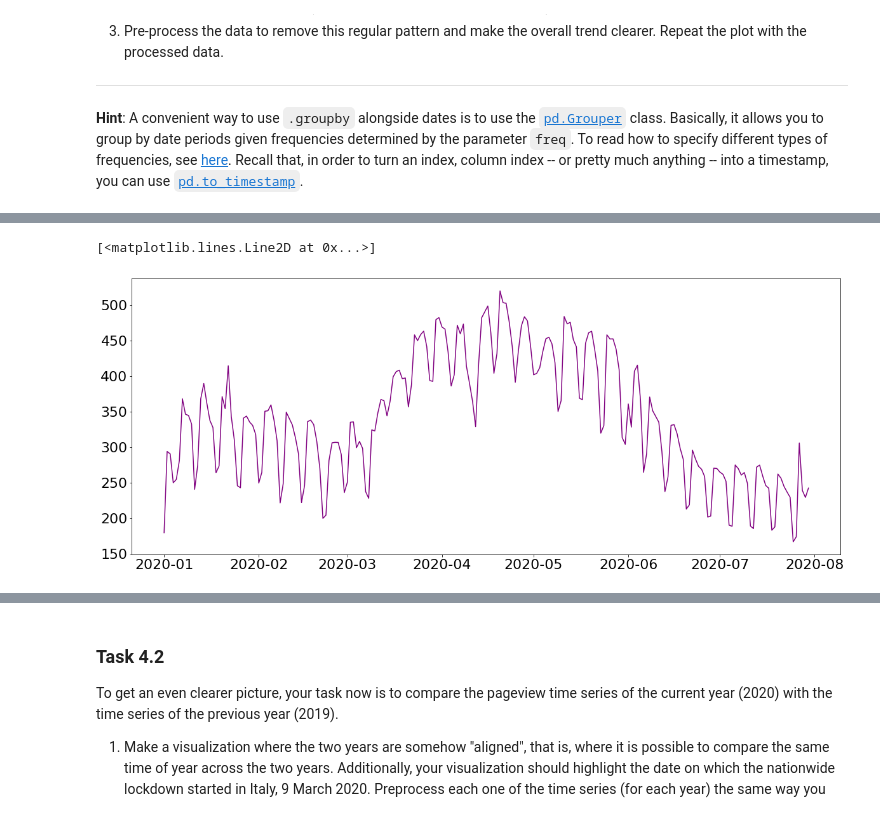
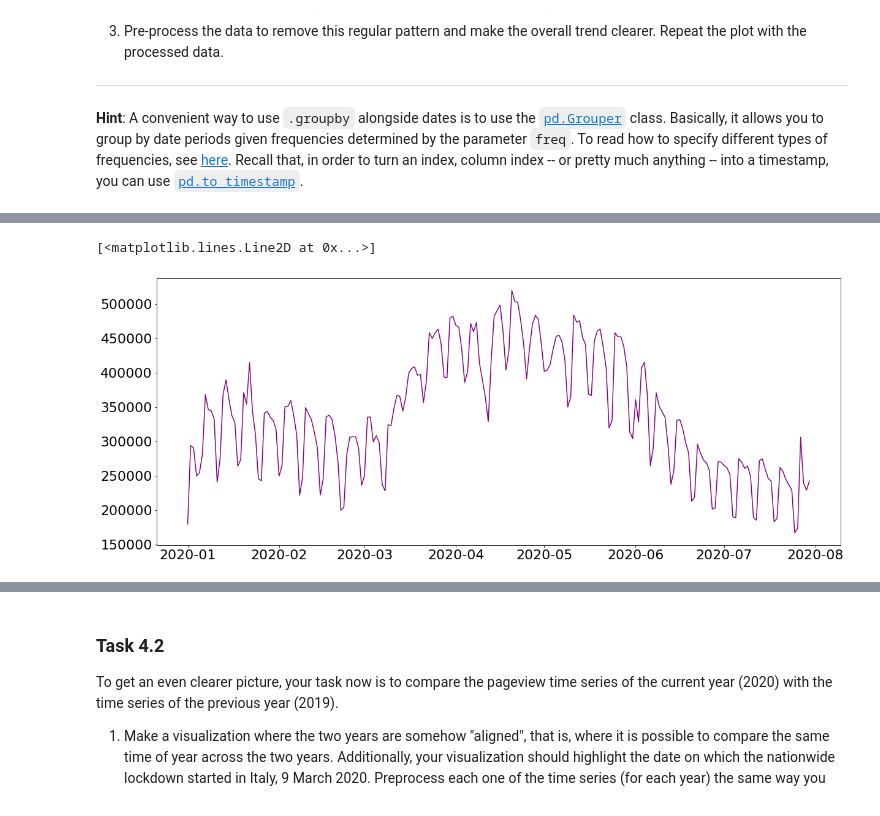
Before and after one commit to alec-flowers/ada-2020-homework1-pandas-pied, a Jupyter notebook: 01 - Pandas Data Wrangling and Data Viz/hw1.ipynb, the cells around one changed output, grey strips where cells are left out. Saved outputs shown, nothing was run; the diff lists cells and outputs as text; code cells hidden in the pictures.

```diff
--- a/01 - Pandas Data Wrangling and Data Viz/hw1.ipynb
+++ b/01 - Pandas Data Wrangling and Data Viz/hw1.ipynb
@@ -547,11 +577,11 @@ plt.show()
 # %%
 fig, ax = plt.subplots(figsize=(20, 8))
 ax.plot(tot_view_2020.Date,
-       1e-3*tot_view_2020['views'],
+        tot_view_2020['views'],
        color='purple')
 # %% [output]
 [<matplotlib.lines.Line2D at 0x...>]
-[figure, old version]
+[figure, new version]
 # %%
 ### ~ 4.1.2
 ### Your text here! ###
```
Also changed, not shown: parts of 22 cells of this notebook.
